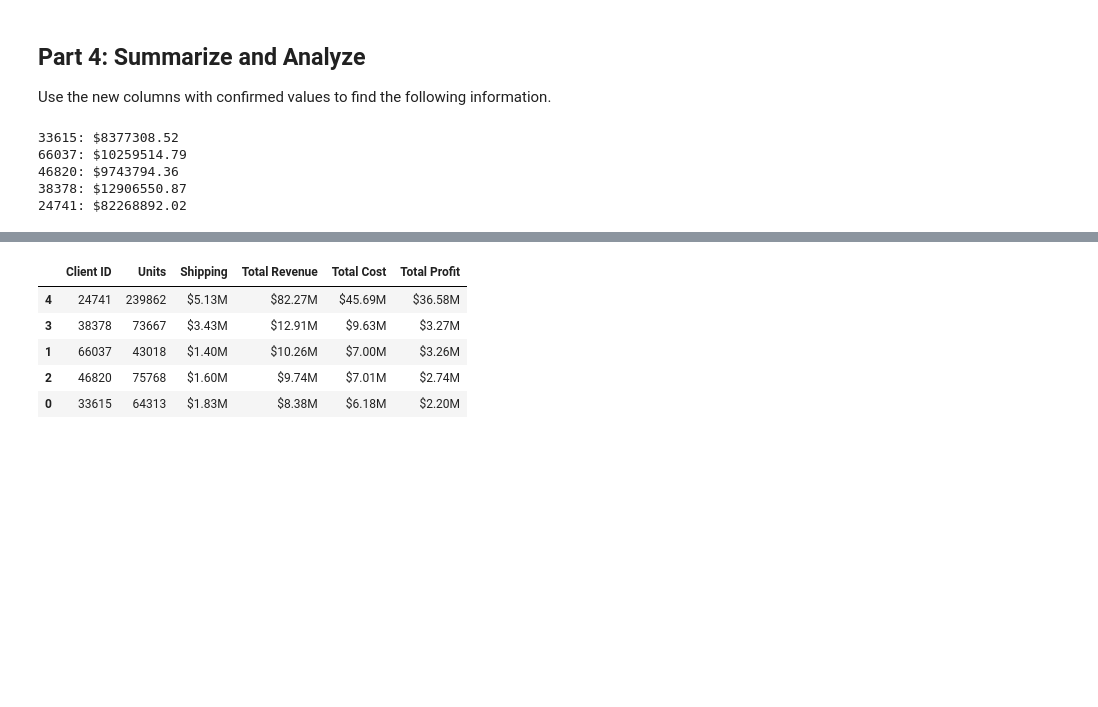
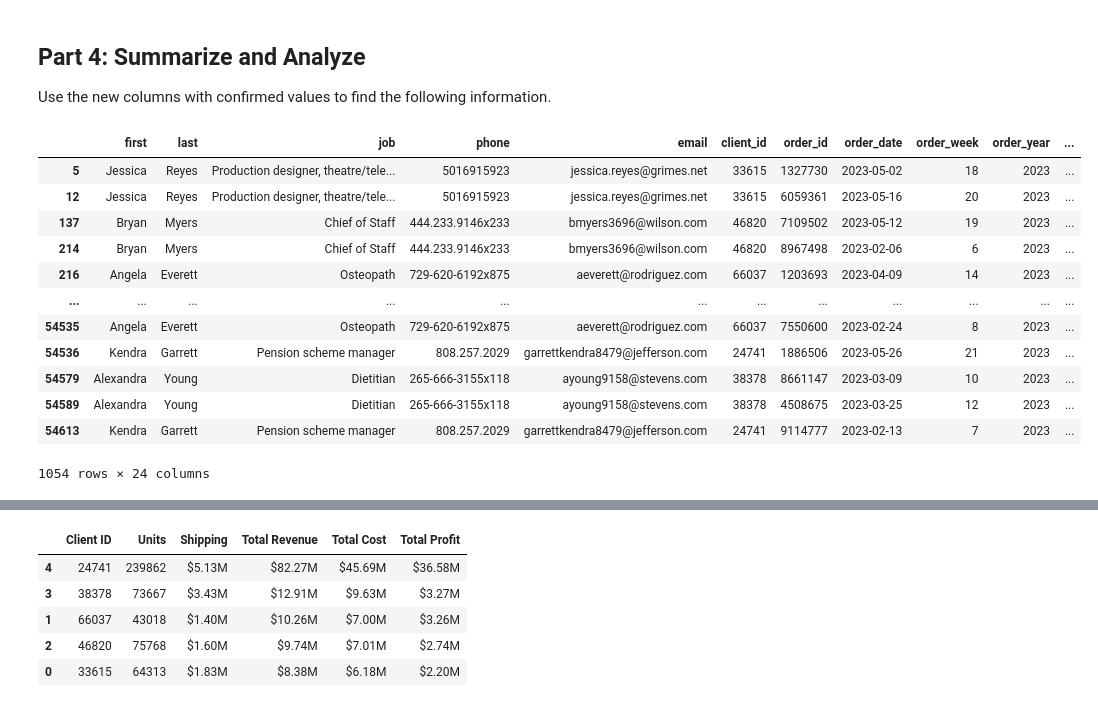
Before and after one commit to jrios46/pandas_challenge1, a Jupyter notebook: module_4_challenge.ipynb, the cells around one changed output, grey strips where cells are left out. Cells and saved outputs as stored; diff of their text form; code cells hidden in the pictures; blank space fills up the shorter version.

```diff
--- a/module_4_challenge.ipynb
+++ b/module_4_challenge.ipynb
@@ -236,12 +249,26 @@ Use the new columns with confirmed values to find the following information.
 # %%
 # How much did each of the top 5 clients by quantity
 # spend? Check your work from Part 1 for client ids.
+
+filtered_df = df[df['client_id'].apply(lambda x: x in top_5_clients)]
+
+#filtered_df[["client_id", "unit_price","qty", "line_subtotal"]].head()
+
+filtered_df
 # %% [output]
+|  | first | last | job | phone | email | client_id | order_id | order_date | order_week | order_year | ... |
+| 5 | Jessica | Reyes | Production designer, theatre/tele... | 5016915923 | jessica.reyes@grimes.net | 33615 | 1327730 | 2023-05-02 | 18 | 2023 | ... |
+| 12 | Jessica | Reyes | Production designer, theatre/tele... | 5016915923 | jessica.reyes@grimes.net | 33615 | 6059361 | 2023-05-16 | 20 | 2023 | ... |
+| 137 | Bryan | Myers | Chief of Staff | 444.233.9146x233 | bmyers3696@wilson.com | 46820 | 7109502 | 2023-05-12 | 19 | 2023 | ... |
+| 214 | Bryan | Myers | Chief of Staff | 444.233.9146x233 | bmyers3696@wilson.com | 46820 | 8967498 | 2023-02-06 | 6 | 2023 | ... |
+| 216 | Angela | Everett | Osteopath | 729-620-6192x875 | aeverett@rodriguez.com | 66037 | 1203693 | 2023-04-09 | 14 | 2023 | ... |
+| ... | ... | ... | ... | ... | ... | ... | ... | ... | ... | ... | ... |
+| 54535 | Angela | Everett | Osteopath | 729-620-6192x875 | aeverett@rodriguez.com | 66037 | 7550600 | 2023-02-24 | 8 | 2023 | ... |
+| 54536 | Kendra | Garrett | Pension scheme manager | 808.257.2029 | garrettkendra8479@jefferson.com | 24741 | 1886506 | 2023-05-26 | 21 | 2023 | ... |
+| 54579 | Alexandra | Young | Dietitian | 265-666-3155x118 | ayoung9158@stevens.com | 38378 | 8661147 | 2023-03-09 | 10 | 2023 | ... |
+| 54589 | Alexandra | Young | Dietitian | 265-666-3155x118 | ayoung9158@stevens.com | 38378 | 4508675 | 2023-03-25 | 12 | 2023 | ... |
+| 54613 | Kendra | Garrett | Pension scheme manager | 808.257.2029 | garrettkendra8479@jefferson.com | 24741 | 9114777 | 2023-02-13 | 7 | 2023 | ... |
-33615: $8377308.52
-66037: $10259514.79
-46820: $9743794.36
-38378: $12906550.87
-24741: $82268892.02
+1054 rows × 24 columns
 # %%
 # Create a summary DataFrame showing the totals for the
 # for the top 5 clients with the following information:
```
Also changed, not shown: parts of 7 cells of this notebook, 1 other file.
